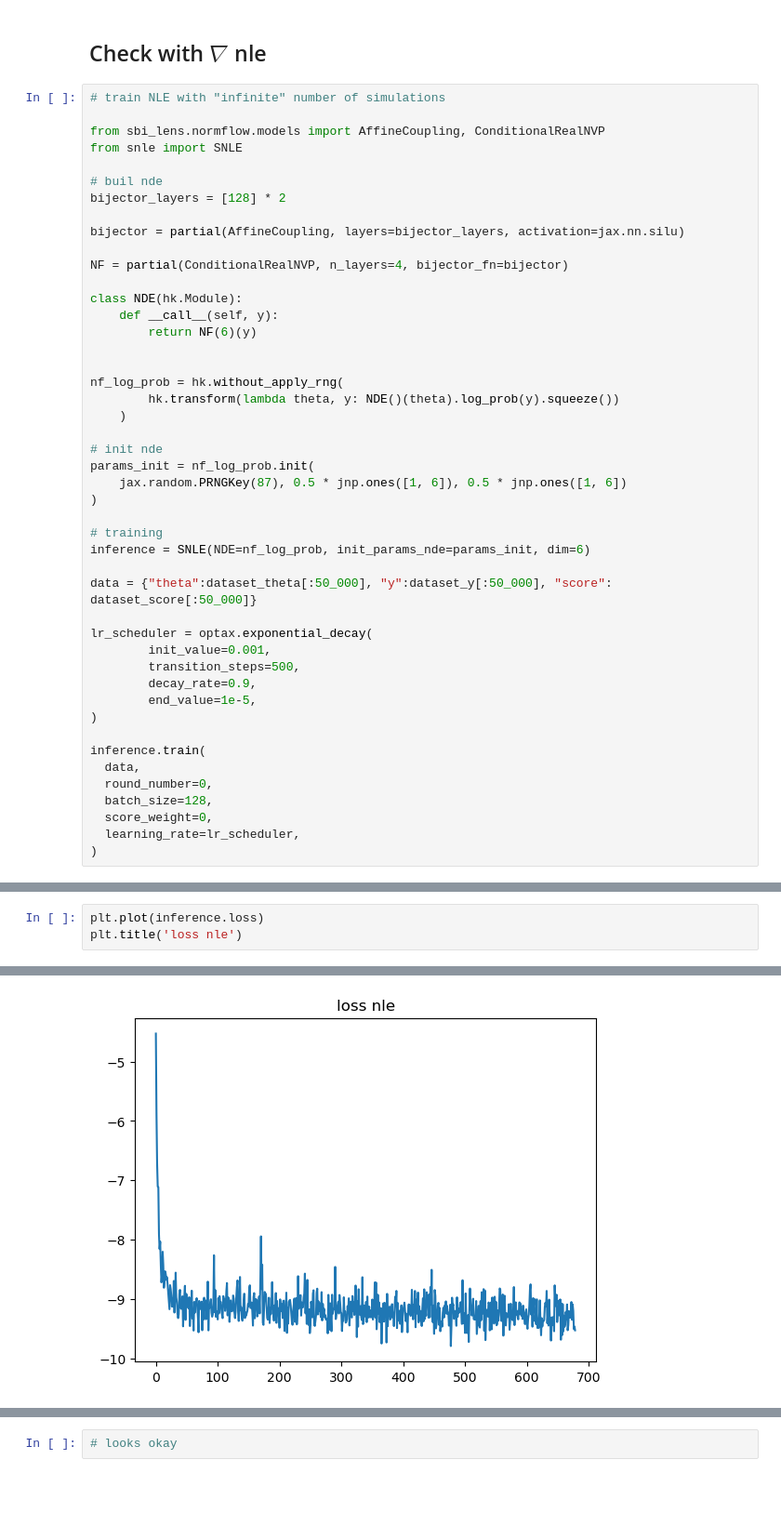
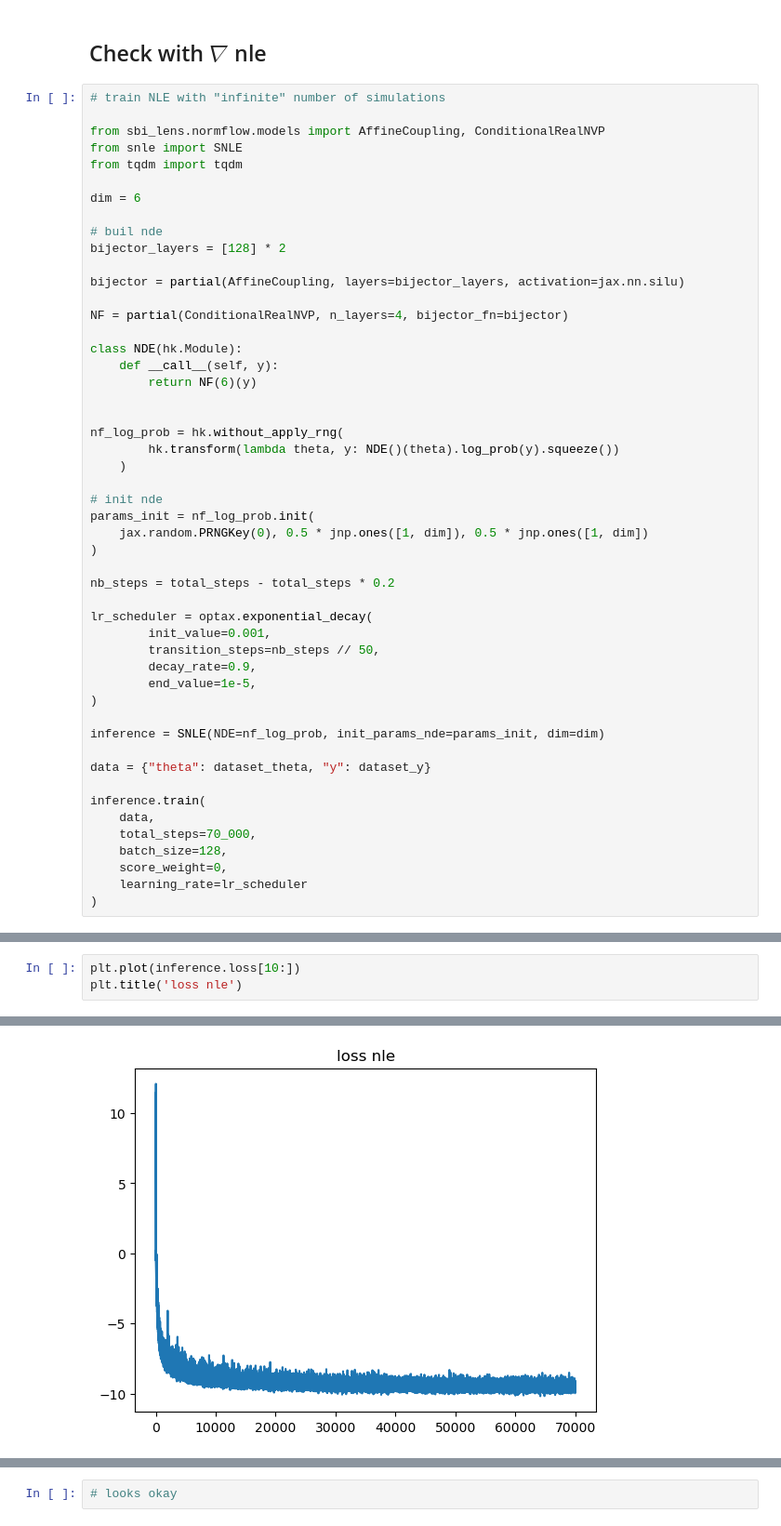
Before and after one commit to LSSTDESC/sbi_bm_lens, a Jupyter notebook: notebooks/learn_marginal_score.ipynb, the cells around one changed output, grey strips where cells are left out. Shown at 93% size. Saved outputs shown, nothing was run; the diff lists cells and outputs as text; blank space fills up the shorter version.

```diff
--- a/notebooks/learn_marginal_score.ipynb
+++ b/notebooks/learn_marginal_score.ipynb
@@ -214,6 +219,9 @@ state_bn = pickle.load(a_file)
 
 from sbi_lens.normflow.models import AffineCoupling, ConditionalRealNVP
 from snle import SNLE
+from tqdm import tqdm
+
+dim = 6
 
 # buil nde
 bijector_layers = [128] * 2
@@ -233,26 +241,27 @@ nf_log_prob = hk.without_apply_rng(
 
 # init nde
 params_init = nf_log_prob.init(
-    jax.random.PRNGKey(87), 0.5 * jnp.ones([1, 6]), 0.5 * jnp.ones([1, 6])
+    jax.random.PRNGKey(0), 0.5 * jnp.ones([1, dim]), 0.5 * jnp.ones([1, dim])
 )
 
-# training
-inference = SNLE(NDE=nf_log_prob, init_params_nde=params_init, dim=6)
-
-data = {"theta":dataset_theta[:50_000], "y":dataset_y[:50_000], "score": dataset_score[:50_000]}
+nb_steps = total_steps - total_steps * 0.2
 
 lr_scheduler = optax.exponential_decay(
         init_value=0.001,
-        transition_steps=500,
+        transition_steps=nb_steps // 50,
         decay_rate=0.9,
         end_value=1e-5,
 )
 
+inference = SNLE(NDE=nf_log_prob, init_params_nde=params_init, dim=dim)
+
+data = {"theta": dataset_theta, "y": dataset_y}
+
 inference.train(
-  data,
-  round_number=0,
-  batch_size=128,
-  score_weight=0,
-  learning_rate=lr_scheduler,
+    data,
+    total_steps=70_000,
+    batch_size=128,
+    score_weight=0,
+    learning_rate=lr_scheduler
 )
 # %% [output]
@@ -263,9 +270,9 @@ nb of epoch:  679
 # %%
-plt.plot(inference.loss)
+plt.plot(inference.loss[10:])
 plt.title('loss nle')
 # %% [output]
 Text(0.5, 1.0, 'loss nle')
-[figure, old version]
+[figure, new version]
 # %%
 # check approximated posterior
 
```
Also changed, not shown: parts of 9 cells of this notebook, 8 other files.
